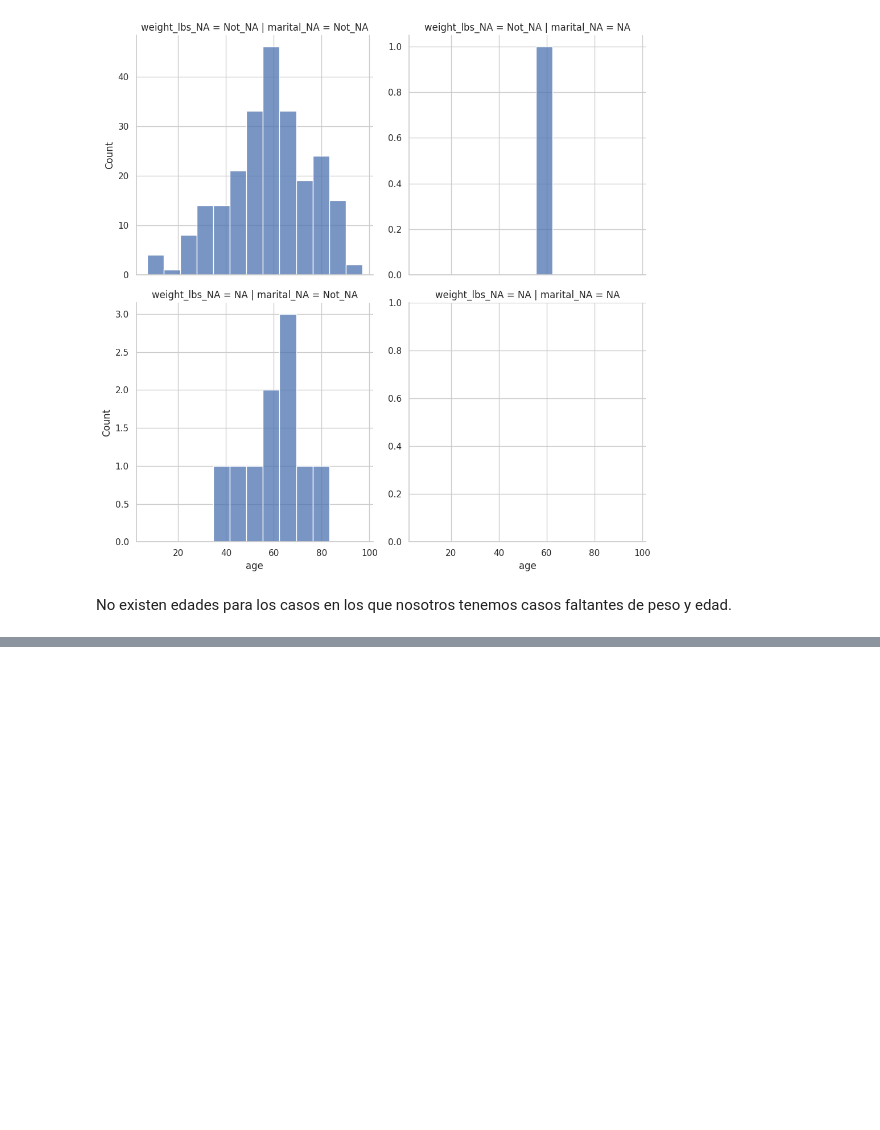
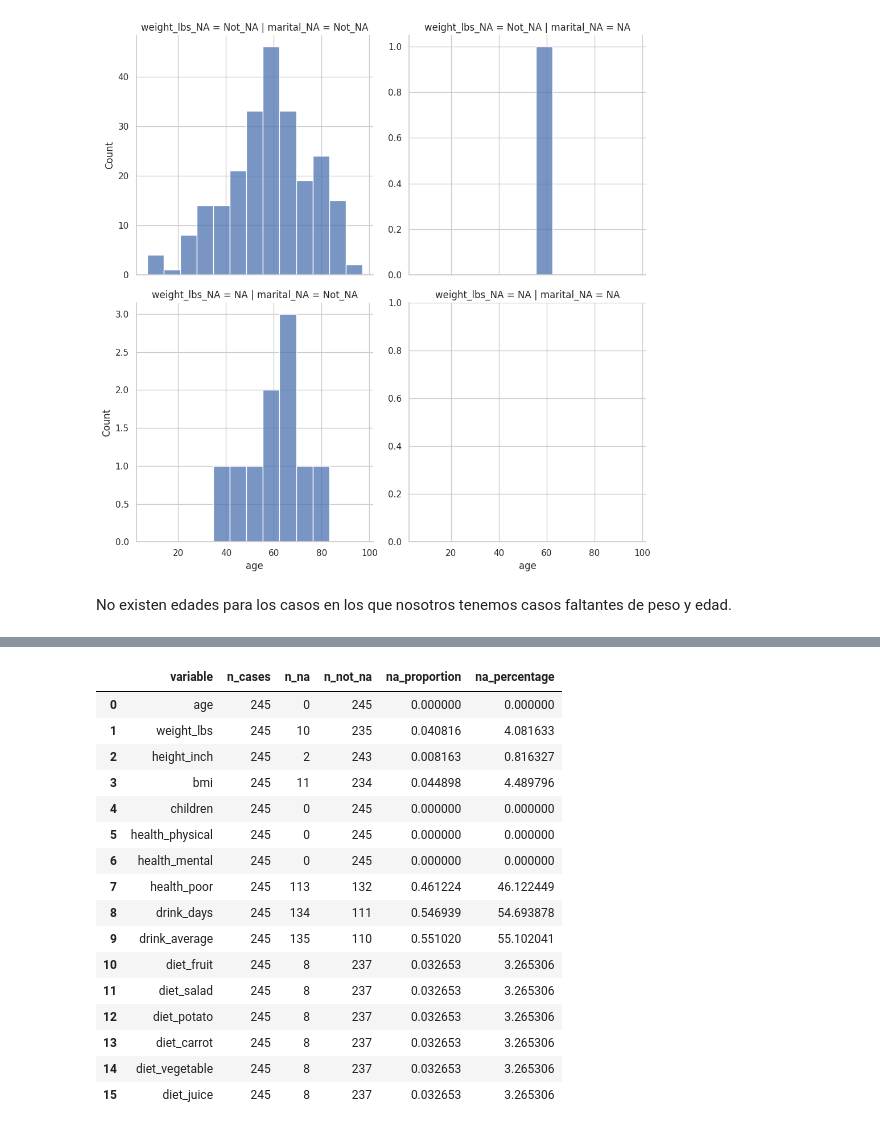
Before and after one commit to Changeryto/Manejo_de_NA_en_Python, a Jupyter notebook: notebooks/05-RTG-Relaciones_entre_valores_faltantes.ipynb, the cells around one changed output, grey strips where cells are left out. Saved outputs shown, nothing was run; the diff lists cells and outputs as text; code cells hidden in the pictures; blank space fills up the shorter version.

```diff
--- a/notebooks/05-RTG-Relaciones_entre_valores_faltantes.ipynb
+++ b/notebooks/05-RTG-Relaciones_entre_valores_faltantes.ipynb
@@ -200,0 +266,20 @@ No existen edades para los casos en los que nosotros tenemos casos faltantes de
+# %%
+riskfactors.select_dtypes(exclude="category").missing.variable_summary()
+# %% [output]
+|  | variable | n_cases | n_na | n_not_na | na_proportion | na_percentage |
+| 0 | age | 245 | 0 | 245 | 0.000000 | 0.000000 |
+| 1 | weight_lbs | 245 | 10 | 235 | 0.040816 | 4.081633 |
+| 2 | height_inch | 245 | 2 | 243 | 0.008163 | 0.816327 |
+| 3 | bmi | 245 | 11 | 234 | 0.044898 | 4.489796 |
+| 4 | children | 245 | 0 | 245 | 0.000000 | 0.000000 |
+| 5 | health_physical | 245 | 0 | 245 | 0.000000 | 0.000000 |
+| 6 | health_mental | 245 | 0 | 245 | 0.000000 | 0.000000 |
+| 7 | health_poor | 245 | 113 | 132 | 0.461224 | 46.122449 |
+| 8 | drink_days | 245 | 134 | 111 | 0.546939 | 54.693878 |
+| 9 | drink_average | 245 | 135 | 110 | 0.551020 | 55.102041 |
+| 10 | diet_fruit | 245 | 8 | 237 | 0.032653 | 3.265306 |
+| 11 | diet_salad | 245 | 8 | 237 | 0.032653 | 3.265306 |
+| 12 | diet_potato | 245 | 8 | 237 | 0.032653 | 3.265306 |
+| 13 | diet_carrot | 245 | 8 | 237 | 0.032653 | 3.265306 |
+| 14 | diet_vegetable | 245 | 8 | 237 | 0.032653 | 3.265306 |
+| 15 | diet_juice | 245 | 8 | 237 | 0.032653 | 3.265306 |
```
Also changed, not shown: parts of 10 cells of this notebook, 1 other file.
